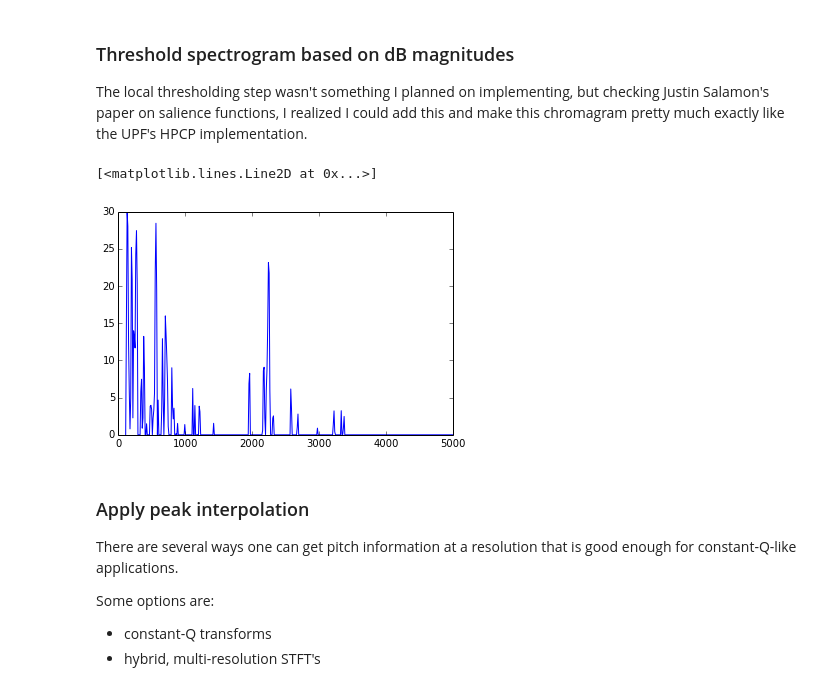
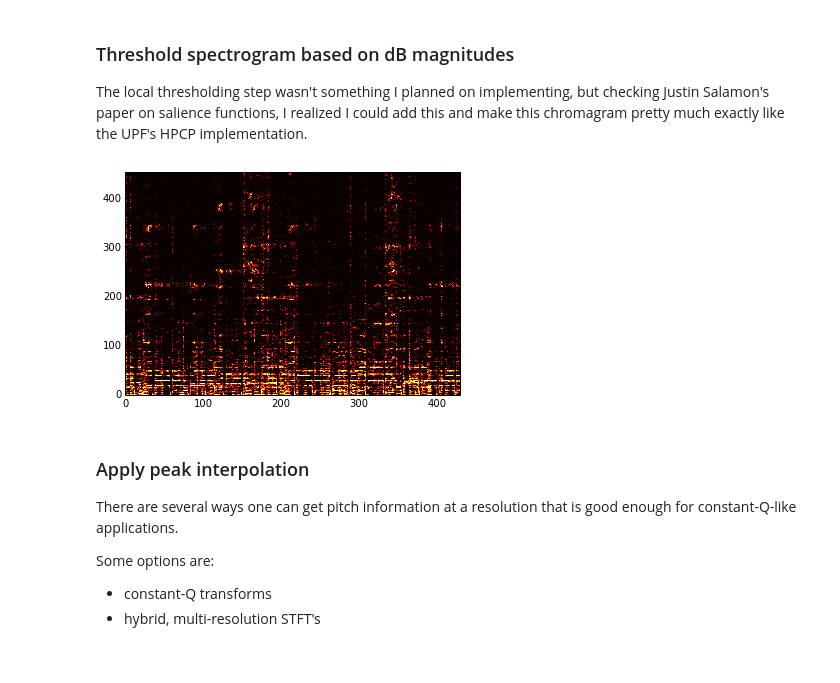
Before and after one commit to jvbalen/hpcp_demo, a Jupyter notebook: hpcp_v1.ipynb, the cells around one changed output. Drawn from its saved outputs; the diff is of its cells as text; code cells hidden in the pictures; blank space fills up the shorter version.

```diff
--- a/hpcp_v1.ipynb
+++ b/hpcp_v1.ipynb
@@ -43,7 +43,7 @@ import matplotlib.pyplot as plt
 # %% [markdown]
 ### HPCP parameters
 # %%
-file_name = 'rick.wav'
+file_name = 'bach.wav'
 win_size = 4096
 hop_size = 1024
 window = 'blackman'
@@ -122,24 +122,22 @@ Y_dB = dB(Y_lim)
 # %%
 def global_thresholding(X, thr):
     X = X - np.max(X) + thr
     X[X < 0] = 0
     return X
 
 def local_thresholding(X, local_thr):
     X = X - np.max(X, axis=1).reshape(-1,1) + local_thr
     X[X < 0] = 0
     return X
 
 Y_thr = global_thresholding(Y_dB, global_thr)
 
 if local_thr < global_thr:
     Y_thr = local_thresholding(Y_thr, local_thr=local_thr)
 
-plt.plot(f, Y_thr[example_frame])
-# plot_spectrogram(Y_thr, n_example_frames, cmap=cmap)
+plot_spectrogram(Y_thr, n_example_frames, cmap=cmap)
 # %% [output]
-[<matplotlib.lines.Line2D at 0x...>]
-[figure, old version]
+[figure, new version]
 # %% [markdown]
 ### Apply peak interpolation
 
```
Also changed, not shown: parts of 7 cells of this notebook.
